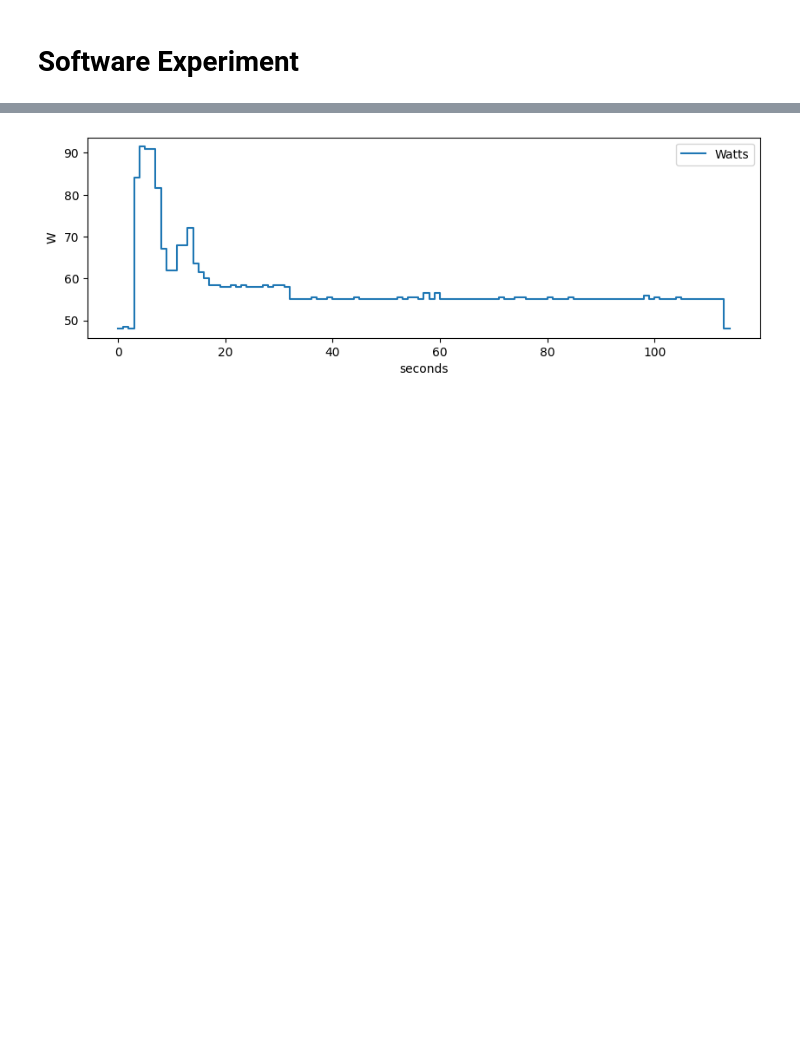
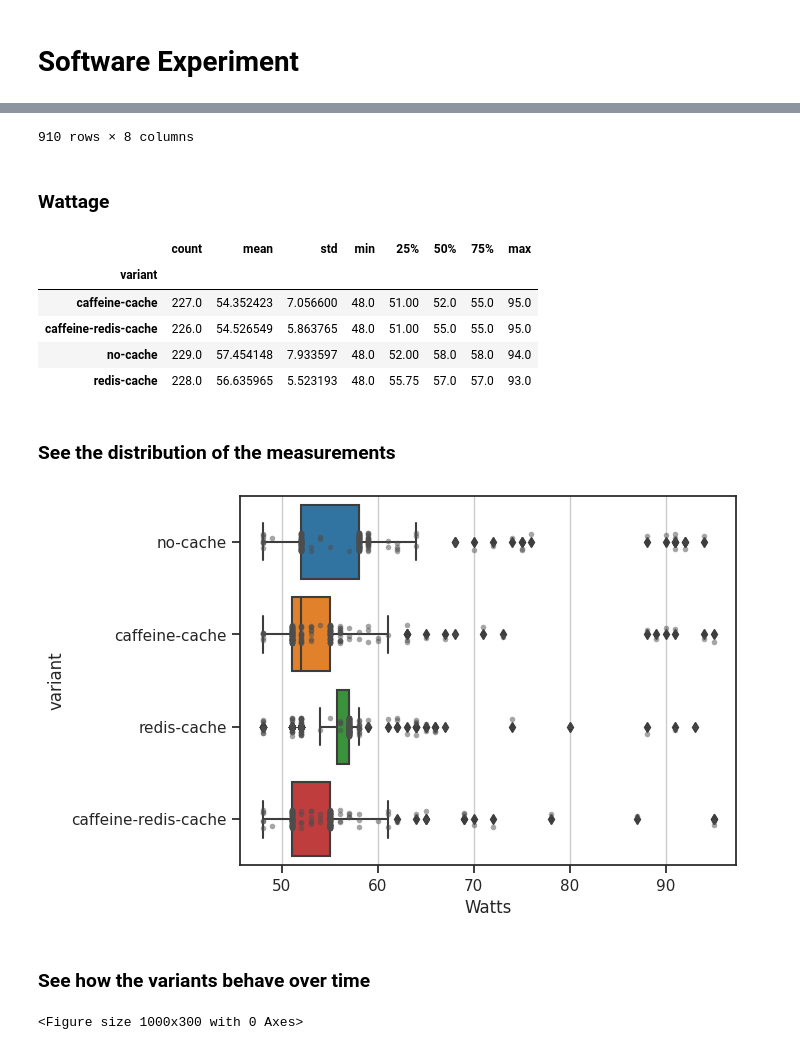
Before and after one commit to twobiers/software-architecture-sustainability-experiment, a Jupyter notebook: results/analysis.ipynb, the cells around one changed output, grey strips where cells are left out. Cells and saved outputs as stored; diff of their text form; code cells hidden in the pictures; blank space fills up the shorter version.

Commit message:
power analysis

```diff
--- a/results/analysis.ipynb
+++ b/results/analysis.ipynb
@@ -22,6 +22,10 @@ net_filter_label = f"{{device=~\"{'|'.join(NET_DEVICES)}\"}}"
 # This is going to be the label filter we're going to use
 disk_filter_label = f"{{device=~\"{'|'.join(DISK_DEVICES)}\"}}"
 interrupts_filter = "{devices=\"\"}"
+
+# Styling
+sns.set_theme(style="ticks",palette="tab10")
+sns.set_style("ticks",{'axes.grid' : True})
 # %% [markdown]
 # Utils
 # %%
@@ -636,44 +640,39 @@ VARIANTS=["no-cache", "caffeine-cache", "redis-cache", "caffeine-redis-cache"]
 # %%
 data_measurement = pd.read_csv("benchmark-log.csv")
 
-for v in VARIANTS:
-    display(Markdown("# " + v))
-    df = data_measurement.loc[data_measurement['Variant'] == v]
-    power_metrics = prepare_dataframe(Q_POWER, df)
-    power_metrics.columns = ['Current', 'Watts', 'Voltage', 'delta', 'seconds', 'measurement']
-    grouped_mean = power_metrics.groupby(by=['seconds']).mean()
-    grouped_mean.drop(['measurement', 'delta'], inplace=True, axis=1)
-    grouped_mean.plot(drawstyle='steps',y='Watts',figsize=(10,3),ylabel='W')
+POWER_METRICS = pd.concat([prepare_dataframe(Q_POWER, data_measurement.loc[data_measurement['Variant'] == v]).assign(variant=v) for v in VARIANTS])
+POWER_METRICS.columns.values[0] = "Power"
+POWER_METRICS.columns.values[1] = "Watts"
+POWER_METRICS.columns.values[2] = "Voltage"
 
-    cpu_utilization = prepare_dataframe(Q_CPU_UTILIZATION, df)
-    grouped_mean = cpu_utilization.groupby(by=['seconds']).mean()
-    grouped_mean.drop(['measurement', 'delta'], inplace=True, axis=1)
-    grouped_mean.plot(y=['{mode="user"}','{mode="system"}'],drawstyle='steps',figsize=(10,3),ylabel='%')
+display(Markdown("## Power Consumption"))
+POWER_METRICS.reset_index(inplace=True)
 
-    cpu_frequency = prepare_dataframe(Q_CPU_FREQUENCY, df)
-    grouped_mean = cpu_frequency.groupby(by=['seconds']).mean()
-    grouped_mean.drop(['measurement', 'delta'], inplace=True, axis=1)
-    grouped_mean.plot(drawstyle='steps',figsize=(10,3),ylabel='Hz')
+display(Markdown("### Raw Data Samples"))
+display(POWER_METRICS)
 
-    memory_usage = prepare_dataframe(Q_MEMORY_USAGE, df)
-    grouped_mean = memory_usage.groupby(by=['seconds']).mean()
-    grouped_mean.drop(['measurement', 'delta'], inplace=True, axis=1)
-    grouped_mean.plot(drawstyle='steps',figsize=(10,3),ylabel='%')
+display(Markdown("### Wattage"))
+display(POWER_METRICS.groupby(by=['variant'])['Watts'].describe())
 
-    # interrupts = prepare_interrupts(df)
-    # grouped_mean = interrupts.groupby(level=0).mean()
-    # grouped_mean.drop(['measurement'], inplace=True, axis=1)
-    # display(grouped_mean)
+# Boxplot
+display(Markdown("### See the distribution of the measurements"))
+f, ax = plt.subplots()
+sns.boxplot(x="Watts", y="variant", data=POWER_METRICS)
+sns.stripplot(x="Watts", y="variant", data=POWER_METRICS, size=4, color=".3", linewidth=0, alpha=.5)
+plt.show(f)
 
-    # disk_io_rate = prepare_disk_io_rate(df)
-    # grouped_mean = disk_io_rate.groupby(by=['seconds']).mean()
-    # grouped_mean.drop(['measurement'], inplace=True, axis=1)
-    # grouped_mean.plot(drawstyle='steps',figsize=(10,3),ylabel='I/O seconds')
+# Lineplot of measurment distribution
+display(Markdown("### See how the variants behave over time"))
+f = plt.figure(figsize=(10,3))
+sns.relplot(
+    data=POWER_METRICS, x="seconds", y="Watts", col="variant", kind="line"
+)
+plt.show(f)
 
-    fg = sns.lmplot(
-        data=power_metrics.reset_index(), x="seconds", y="Watts", scatter=True
-    )
-    fg.set_xlabels("Time (s)")
-    fg.set_ylabels("Watts (W)")
-    plt.show(fg)
+# Lineplot
+display(Markdown("### Comparte the variants over time"))
+f = plt.figure(figsize=(10,3))
+MEAN_POWER_METRICS=POWER_METRICS.groupby(by=['variant', 'seconds']).mean()
+sns.lineplot(data=MEAN_POWER_METRICS, x="seconds", y="Watts", hue="variant", linewidth=1)
+plt.show(f)
 # %% [output]
@@ -693 +701,12 @@ for v in VARIANTS:
+910 rows × 8 columns
+### Wattage
+|  | count | mean | std | min | 25% | 50% | 75% | max |
+| variant |  |  |  |  |  |  |  |  |
+| caffeine-cache | 227.0 | 54.352423 | 7.056600 | 48.0 | 51.00 | 52.0 | 55.0 | 95.0 |
+| caffeine-redis-cache | 226.0 | 54.526549 | 5.863765 | 48.0 | 51.00 | 55.0 | 55.0 | 95.0 |
+| no-cache | 229.0 | 57.454148 | 7.933597 | 48.0 | 52.00 | 58.0 | 58.0 | 94.0 |
+| redis-cache | 228.0 | 56.635965 | 5.523193 | 48.0 | 55.75 | 57.0 | 57.0 | 93.0 |
+### See the distribution of the measurements
-[figure, old version]
+[figure, new version]
+### See how the variants behave over time
+<Figure size 1000x300 with 0 Axes>
```
Also changed, not shown: parts of 1 cell of this notebook.
